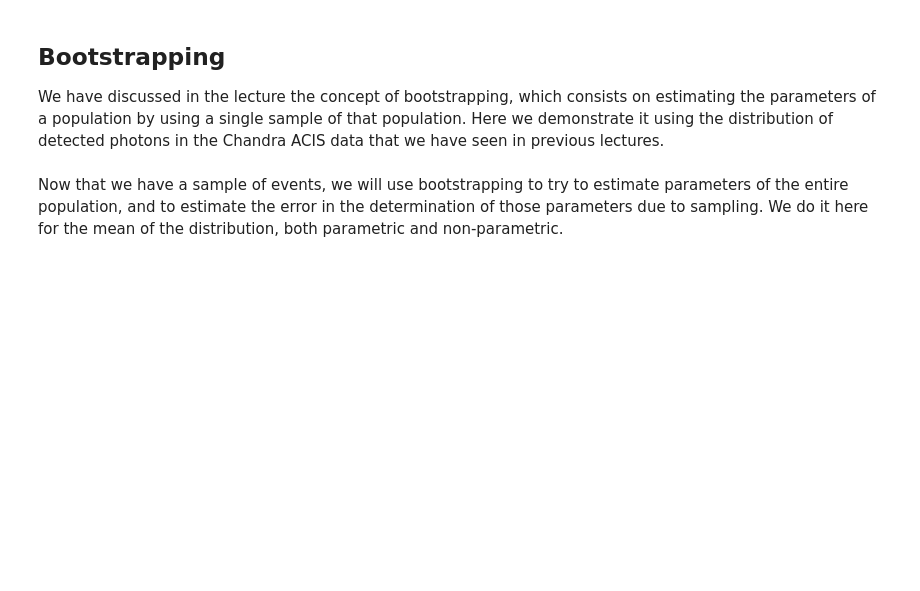
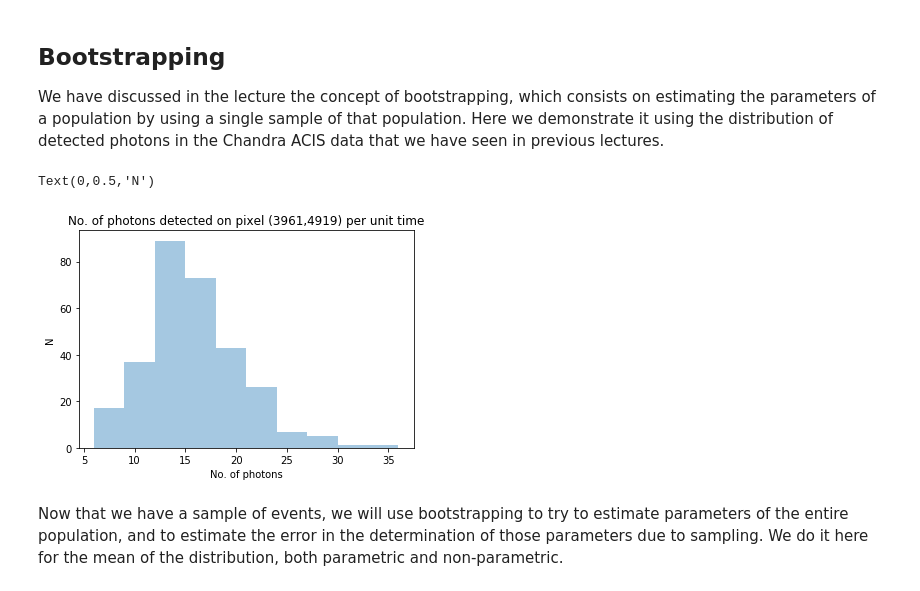
Before and after one commit to juramaga/ISYA_2018, a Jupyter notebook: Lab_Lec4_unsolved.ipynb, the cells around one changed output. Cells and saved outputs as stored; diff of their text form; code cells hidden in the pictures; blank space fills up the shorter version.

Commit message:
Updating materials lecture 4

```diff
--- a/Lab_Lec4_unsolved.ipynb
+++ b/Lab_Lec4_unsolved.ipynb
@@ -78,31 +80,34 @@ We have discussed in the lecture the concept of bootstrapping, which consists on
 # %%
 # Load the data first
 from astropy.io import fits
-hdul = fits.open('/Users/jmartine/teaching/isya2018/lecture1/data/18344/primary/acisf18344N001_evt2.fits')
+hdul = fits.open('Data_Lecture4/acisf18344N001_evt2.fits')
 
 # Create a mask to select the desired pixel
 mask = ((hdul[1].data['ccd_id']==7)
         & (hdul[1].data['dety']>=3961.)
         & (hdul[1].data['dety']<3962.)
         & (hdul[1].data['detx']>=4519.)
         & (hdul[1].data['detx']<4920.))
 
 # Get the times of arrival of the photos for that pixel
 times = np.array(hdul[1].data['time'][mask])
 
 # Split the time into equal intervals
 t_intvls = np.linspace(np.min(times),np.max(times),300)
 
 # Count how many photos were detected in each equal time interval
 n_events = []
 for i in range(len(t_intvls[0:-1])):
     n_events.append(len(times[(times>t_intvls[i]) & (times<t_intvls[i+1])]))
 
 #Plot the histogram
 plt.hist(n_events,alpha=0.4)
 plt.title('No. of photons detected on pixel (3961,4919) per unit time')
 plt.xlabel('No. of photons')
 plt.ylabel('N')
+# %% [output]
+Text(0,0.5,'N')
+[figure, added]
 # %% [markdown]
 Now that we have a sample of events, we will use bootstrapping to try to estimate parameters of the entire population, and to estimate the error in the determination of those parameters due to sampling. We do it here for the mean of the distribution, both parametric and non-parametric.
 # %%
```
Also changed, not shown: parts of 14 cells of this notebook, 1 other file.
